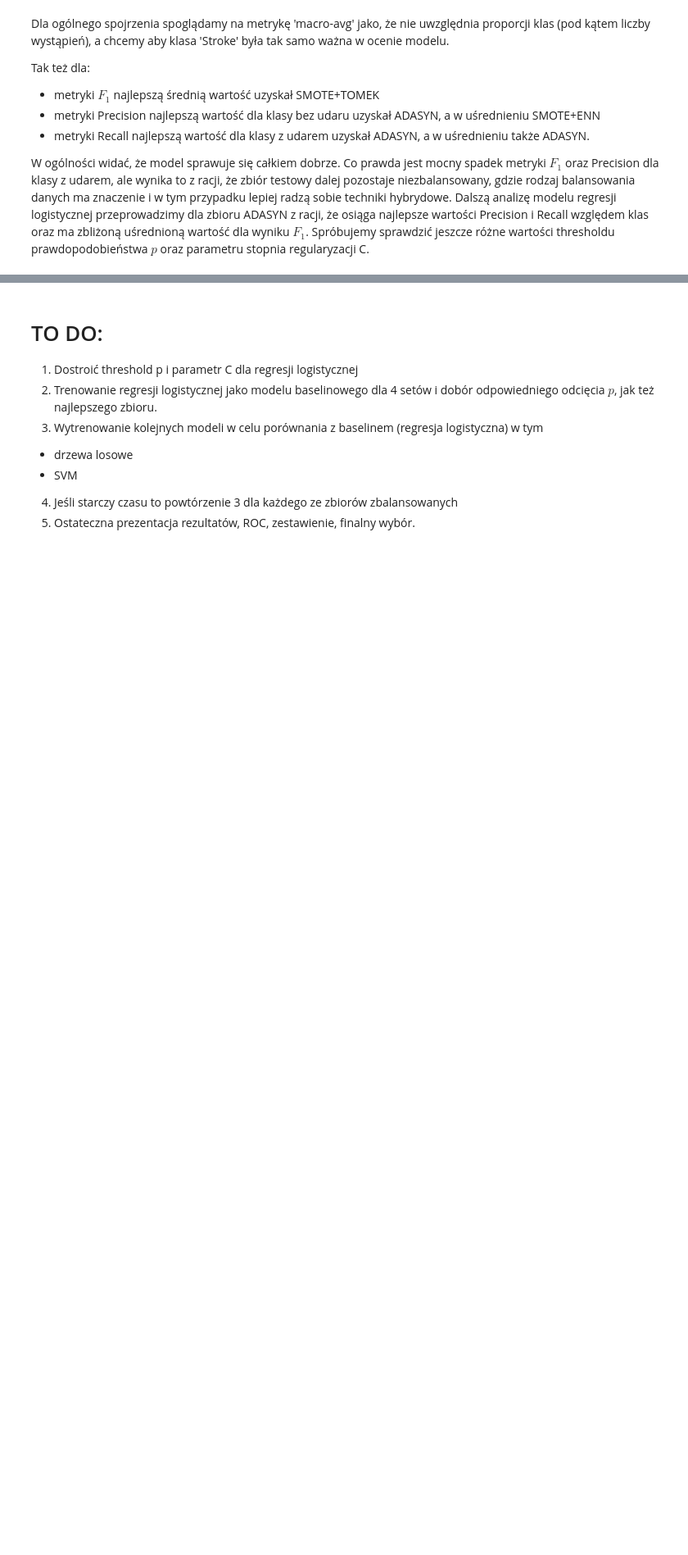
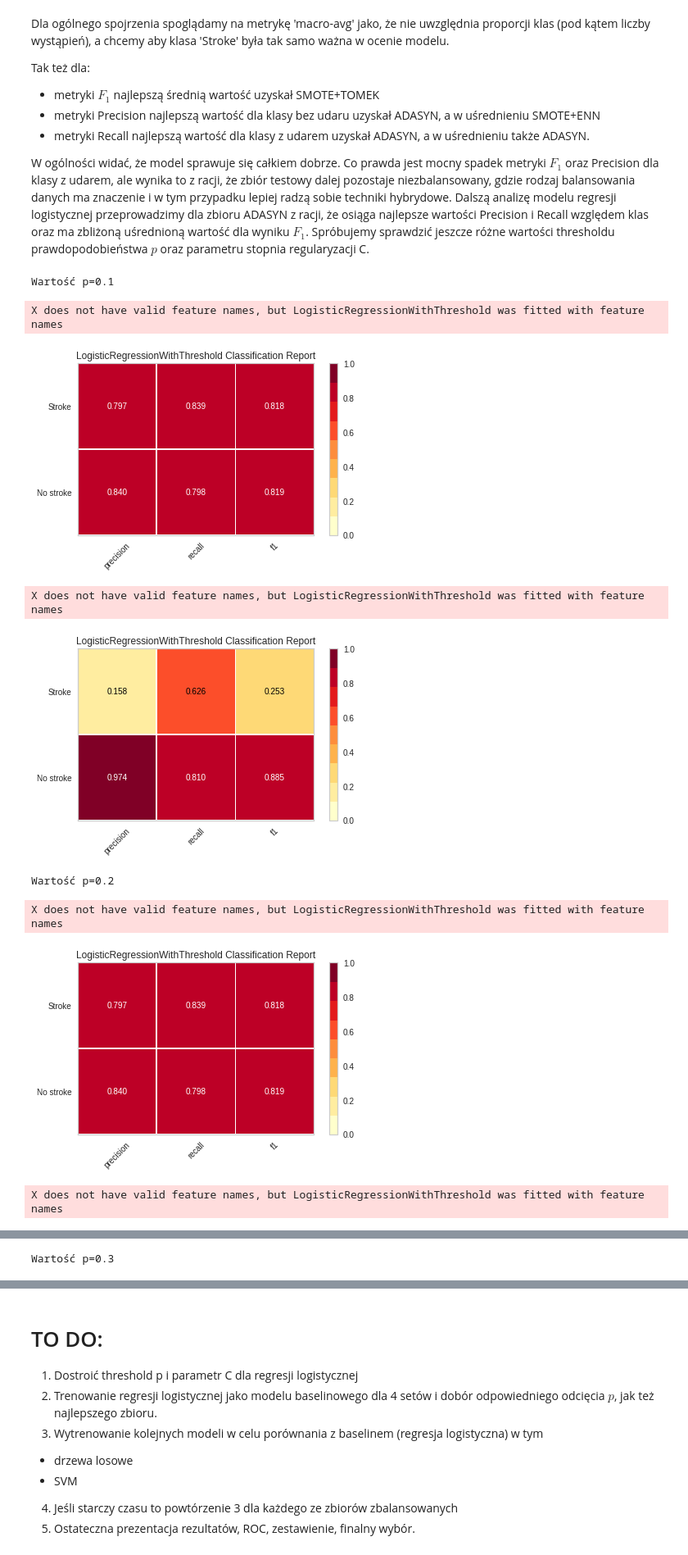
Before and after one commit to szpwski/stat_II_stroke_prediction, a Jupyter notebook: STAT_II_PROJECT.ipynb, the cells around one changed output, grey strips where cells are left out. Shown at 82% size. Saved outputs shown, nothing was run; the diff lists cells and outputs as text; code cells hidden in the pictures; blank space fills up the shorter version.

Commit message:
Logistic Regression threshold p selection

```diff
--- a/STAT_II_PROJECT.ipynb
+++ b/STAT_II_PROJECT.ipynb
@@ -246,7 +250,7 @@ class LogisticRegressionWithThreshold(LogisticRegression):
 
             return y_pred_with_threshold
 # %%
-def fit_pred_score(X_train, y_train, X_test, y_test, model, model_name, dataset_name, scaler=True, ohe = False, columns_to_standardize = None, cat_features = None, visualize_train = True, visualize_test = True, show_coefficients = False):
+def fit_pred_score(X_train, y_train, X_test, y_test, model, model_name, dataset_name, scaler=True, ohe = False, columns_to_standardize = None, cat_features = None, visualize_train = True, visualize_test = True, show_coefficients = False, threshold = None):
   """
   Function for training and testing given classifier.
   It plots classification reports for train and test data and might display coefficients of predictors.
@@ -271,6 +275,8 @@ def fit_pred_score(X_train, y_train, X_test, y_test, model, model_name, dataset_
     visualize_test - if classification report for testing data should be visualized
 
     show_coefficients - if coefficients of features should be displayed
+
+    threshold - value of 'p' for Logistic Regression model
 
   Returns:
 
@@ -300,7 +306,10 @@ def fit_pred_score(X_train, y_train, X_test, y_test, model, model_name, dataset_
 
   model.fit(X, y_train)
 
-  y_pred = model.predict(X_t)
+  if threshold == None:
+    y_pred = model.predict(X_t)
+  else:
+    y_pred = model.predict(X_t, threshold = threshold)
 
   classes=['No stroke', 'Stroke']
 
@@ -1007,3 +1079,29 @@ Tak też dla:
 - metryki Recall najlepszą wartość dla klasy z udarem uzyskał ADASYN, a w uśrednieniu także ADASYN.
 
 W ogólności widać, że model sprawuje się całkiem dobrze. Co prawda jest mocny spadek metryki $F_1$ oraz Precision dla klasy z udarem, ale wynika to z racji, że zbiór testowy dalej pozostaje niezbalansowany, gdzie rodzaj balansowania danych ma znaczenie i w tym przypadku lepiej radzą sobie techniki hybrydowe. Dalszą analizę modelu regresji logistycznej przeprowadzimy dla zbioru ADASYN z racji, że osiąga najlepsze wartości Precision i Recall względem klas oraz ma zbliżoną uśrednioną wartość dla wyniku $F_1$. Spróbujemy sprawdzić jeszcze różne wartości thresholdu prawdopodobieństwa $p$ oraz parametru stopnia regularyzacji C.
+# %%
+X = X_ada.copy()
+y = y_ada.copy()
+dataset_name = 'ADASYN'
+columns_to_standardize = list(set(list(X.filter(regex='age')) + list(X.filter(regex='log_glucose_no_outliers'))))
+# %%
+for p in [0.1, 0.2, 0.3, 0.4, 0.5, 0.6, 0.7, 0.8, 0.9]:
+  print('\nWartość p='+str(p)+'\n')
+  model_name = 'LR with p='+str(p)
+  lr = LogisticRegressionWithThreshold(penalty='l1', solver='saga',max_iter=10000, random_state = 123)
+  results = fit_pred_score(X, y, X_test, y_test, lr, dataset_name = dataset_name, model_name = model_name, scaler = True, ohe=True, columns_to_standardize = columns_to_standardize, cat_features = cat_features, visualize_test = True, visualize_train = True, threshold = p)
+
+  report = pd.concat([report, results])
+  report.reset_index(inplace=True, drop=True)
+
+report.sort_values(by=['model_name','metric','dataset_name'])
+# %% [output]
+Wartość p=0.1
+X does not have valid feature names, but LogisticRegressionWithThreshold was fitted with feature names
+[figure, added]
+X does not have valid feature names, but LogisticRegressionWithThreshold was fitted with feature names
+[figure, added]
+Wartość p=0.2
+X does not have valid feature names, but LogisticRegressionWithThreshold was fitted with feature names
+[figure, added]
+X does not have valid feature names, but LogisticRegressionWithThreshold was fitted with feature names
@@ -1009,0 +1109 @@ W ogólności widać, że model sprawuje się całkiem dobrze. Co prawda jest mo
+Wartość p=0.3
```
Also changed, not shown: parts of 15 cells of this notebook.
